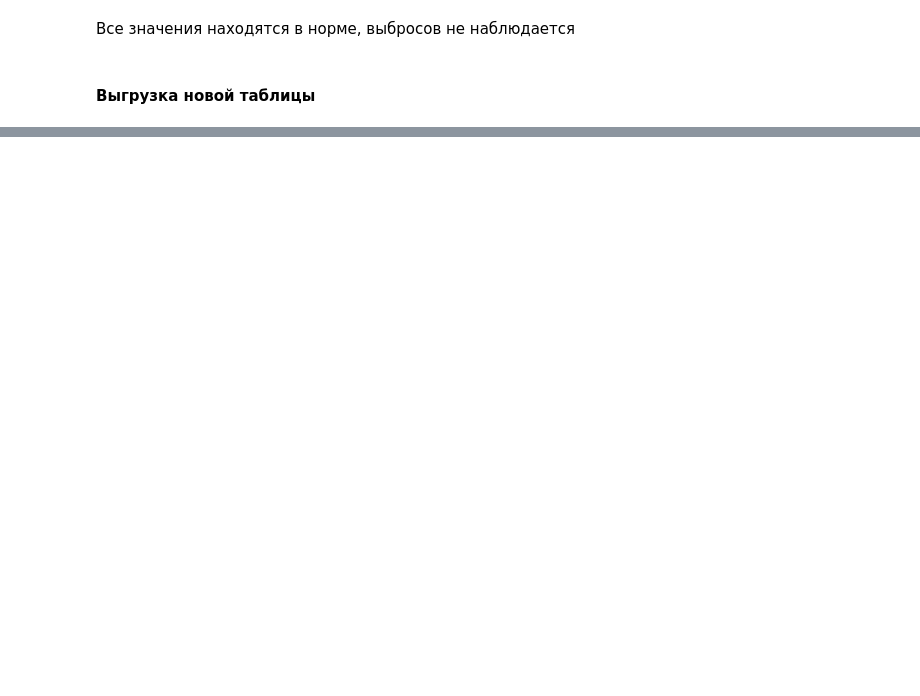
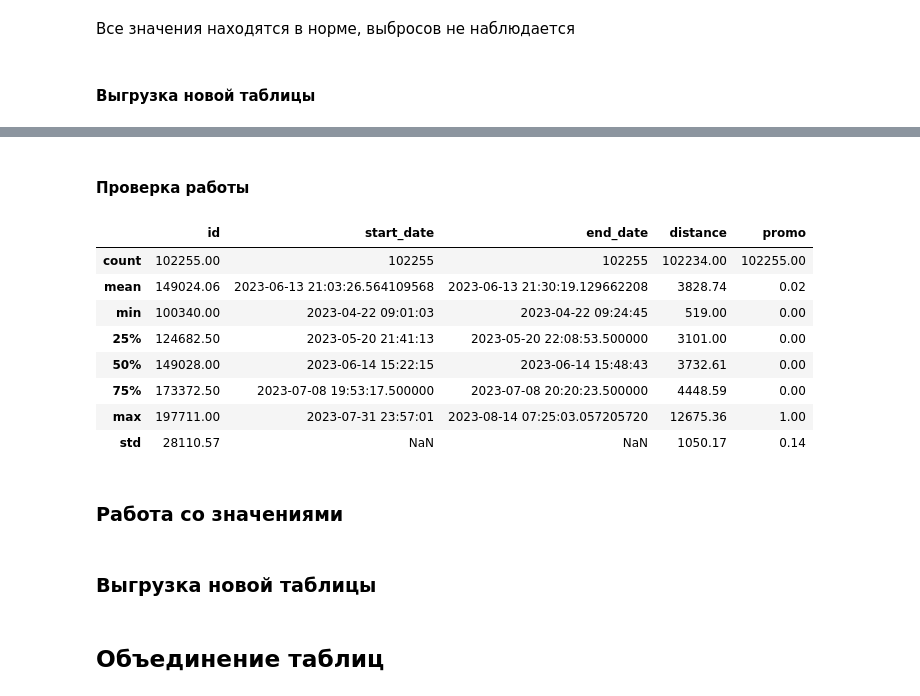
Before and after one commit to PavelFr8/Data-Scooters, a Jupyter notebook: project.ipynb, the cells around one changed output, grey strips where cells are left out. Saved outputs shown, nothing was run; the diff lists cells and outputs as text; code cells hidden in the pictures; blank space fills up the shorter version.

```diff
--- a/project.ipynb
+++ b/project.ipynb
@@ -116,0 +277,8 @@ df.to_csv('processed_weather.csv', index=False)
+# %%
+df['distance'] = df['distance'].where(
+    (df['distance'] >= 10) & (df['distance'] <= 50000),
+    median_average_speed * (df['ride_duration'] / 60) * 1000
+)
+
+
+df.iloc[1011:1013]
@@ -116,0 +289,17 @@ df.to_csv('processed_weather.csv', index=False)
+# %% [markdown]
+#### Проверка работы
+# %%
+df = df.drop(['ride_duration', 'average_speed'], axis=1) # Удаляем теперь ненужные колонны таблицы
+df.describe()
+# %% [output]
+|  | id | start_date | end_date | distance | promo |
+| count | 102255.00 | 102255 | 102255 | 102234.00 | 102255.00 |
+| mean | 149024.06 | 2023-06-13 21:03:26.564109568 | 2023-06-13 21:30:19.129662208 | 3828.74 | 0.02 |
+| min | 100340.00 | 2023-04-22 09:01:03 | 2023-04-22 09:24:45 | 519.00 | 0.00 |
+| 25% | 124682.50 | 2023-05-20 21:41:13 | 2023-05-20 22:08:53.500000 | 3101.00 | 0.00 |
+| 50% | 149028.00 | 2023-06-14 15:22:15 | 2023-06-14 15:48:43 | 3732.61 | 0.00 |
+| 75% | 173372.50 | 2023-07-08 19:53:17.500000 | 2023-07-08 20:20:23.500000 | 4448.59 | 0.00 |
+| max | 197711.00 | 2023-07-31 23:57:01 | 2023-08-14 07:25:03.057205720 | 12675.36 | 1.00 |
+| std | 28110.57 | NaN | NaN | 1050.17 | 0.14 |
+# %% [markdown]
+### Работа со значениями
@@ -116,0 +317,2 @@ df.to_csv('processed_weather.csv', index=False)
+# %% [markdown]
+### Выгрузка новой таблицы
@@ -116,0 +321,2 @@ df.to_csv('processed_weather.csv', index=False)
+# %% [markdown]
+## Объединение таблиц
```
Also changed, not shown: parts of 42 cells of this notebook, 2 other files.
